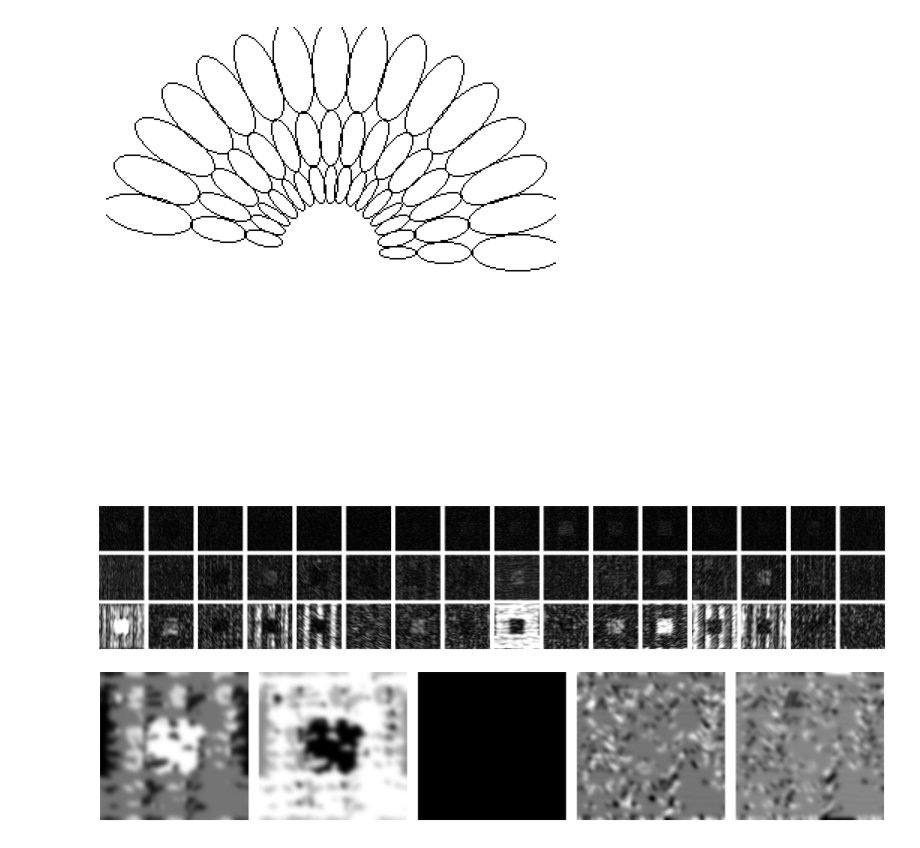
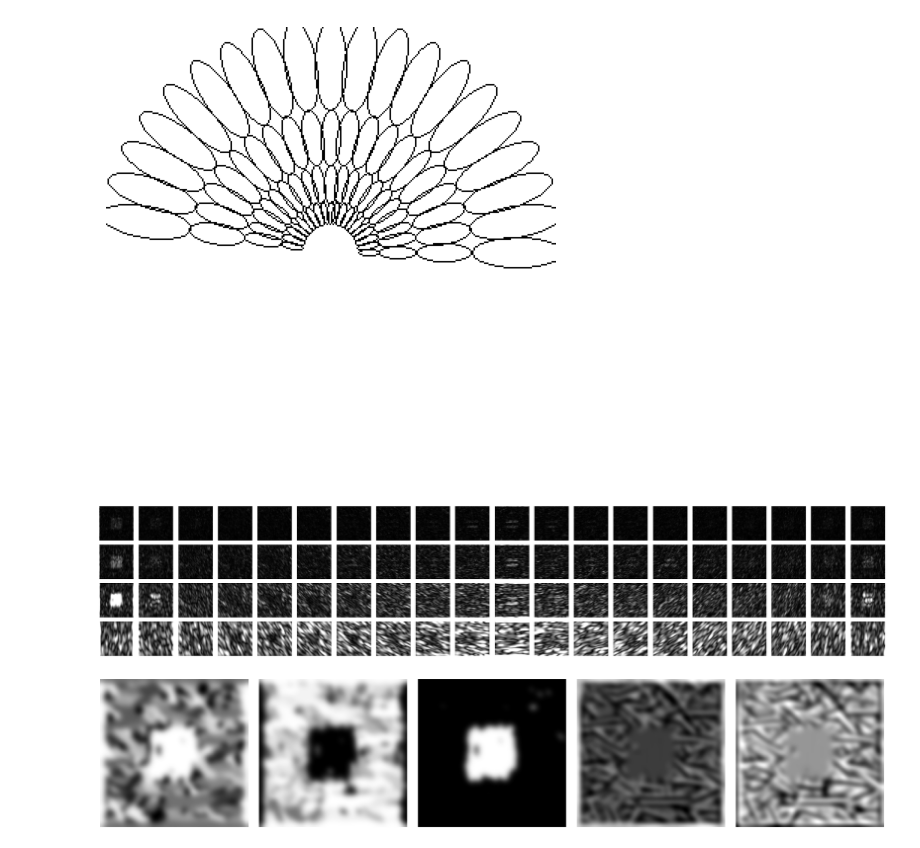
Before and after one commit to guyshapira-academic/texture-segmentation, a Jupyter notebook: notebook.ipynb, the cells around one changed output. Cells and saved outputs as stored; diff of their text form; code cells hidden in the pictures.

```diff
--- a/notebook.ipynb
+++ b/notebook.ipynb
@@ -52,0 +19,8 @@ plt.show()
+# %%
+imsize = 300
+
+image = data.brodatz_test_image(5, 80, imsize=imsize)
+# image = data.sine_wave_test_image(imsize=imsize)
+# image = data.disk_on_gradient_test_image(imsize=imsize)
+plt.imshow(image)
+plt.show()
@@ -53,14 +29,14 @@ plt.show()
 # %%
 filter_bank_params = {
-    'num_angles': 16,
+    'num_angles': 20,
     'full_circle': False,
     'scaling_factor': 0.4,
-    'num_scales': 3,
+    'num_scales': 4,
     'sigma_x0': 0.17,
-    "sigma_y0": 0.07
+    "sigma_y0": 0.06
 }
 
-arr = gabor.plot_gabor_filter_bank_fft_fwhm(300, **filter_bank_params)
+arr = gabor.plot_gabor_filter_bank_fft_fwhm(imsize, **filter_bank_params)
 
 fig = plt.figure()
 ax = fig.add_subplot(111)
@@ -70,7 +46,7 @@ ax.set_axis_off()
 plt.tight_layout()
 plt.show()
 # %% [output]
-[figure, old version]
+[figure, new version]
 # %%
 gabor_features_complex = gabor.gabor_features_raw(image, filter_bank_params)
 
@@ -97,22 +73,22 @@ for i in range(im.shape[0]):
 plt.tight_layout()
 plt.show()
 # %% [output]
-[figure, old version]
+[figure, new version]
 # %%
 features, hl_features, names = gabor.gabor_features(image, filter_bank_params)
-# hl_features -= hl_features.mean(axis=(-2, -1), keepdims=True)
-# hl_features /= (hl_features.std(axis=(-2, -1), keepdims=True) + 1e-6)
-hl_features_post = gabor.features_post_process(hl_features, sigma=5, diffusion_eta=0.1, diffusion_steps=20)
+hl_features -= hl_features.mean(axis=(-2, -1), keepdims=True)
+hl_features /= (hl_features.std(axis=(-2, -1), keepdims=True) + 1e-6)
+hl_features_post = gabor.features_post_process(hl_features, sigma=3, diffusion_eta=0.1, diffusion_steps=20)
 hl_features_post = sp.ndimage.gaussian_filter(hl_features_post, sigma=(0, 5, 5))
 fig, axs = plt.subplots(nrows=1, ncols=5, figsize=(20, 4))
-for i in range(5):
+for i in range(hl_features_post.shape[0]):
     axs[i].imshow(hl_features_post[i])
     axs[i].axis("off")
 plt.tight_layout()
 
 plt.show()
 # %% [output]
-[figure, old version]
+[figure, new version]
 # %%
 g = segment.isotropic_metric(hl_features_post)
 E = np.sqrt(g)
```
Also changed, not shown: parts of 12 cells of this notebook, 3 other files.
